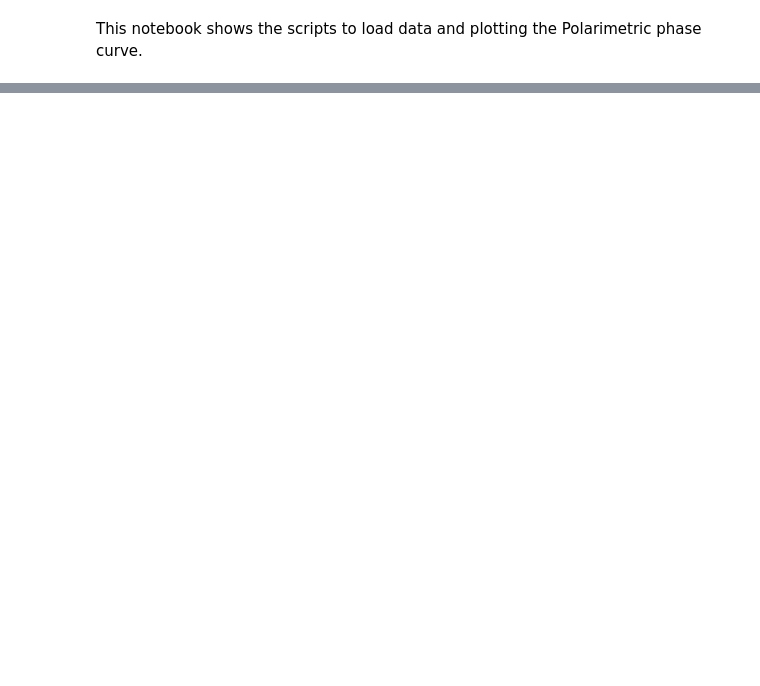
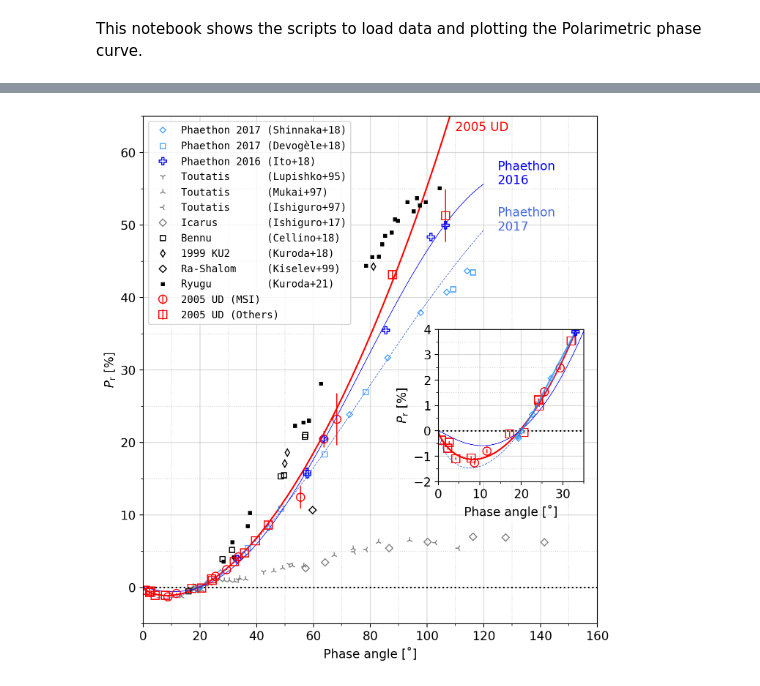
Before and after one commit to ysBach/IshiguroM_etal_155140_2005UD, a Jupyter notebook: polarimetry/Phase_Curve.ipynb, the cells around one changed output, grey strips where cells are left out. Cells and saved outputs as stored; diff of their text form; code cells hidden in the pictures; blank space fills up the shorter version.

```diff
--- a/polarimetry/Phase_Curve.ipynb
+++ b/polarimetry/Phase_Curve.ipynb
@@ -161,0 +67,33 @@ plt.show()
+# %%
+fig, axs = plt.subplots(1, 1, figsize=(8, 9),
+                        sharex=False, sharey=False, gridspec_kw=None)
+ax0 = axs
+axi = ax0.inset_axes([0.65, 0.28, 0.32, 0.30])
+util.plot_data(
+    np.array([ax0, axi]),
+    ylims=[(-5, 65), (-2, 4)],
+    mkw_msi=dict(color='r', marker='o', ms=8, mfc='none', label="2005 UD (MSI)"),
+    mkw_oth=dict(color='r', marker='s', ms=8, mfc='none', label="2005 UD (Others)"),
+)
+
+[ax.plot(xx_plot, fitfunc(xx_plot, *popt_ud), color='r') for ax in [ax0, axi]]
+
+
+for ref, kw in kws.items():
+    g = pol_g.get_group(ref)
+    ax0.plot(g.alpha, g.Pr, ls='', **kws[ref])
+#     axi.plot(g.alpha, g.Pr, ls='', **kws[ref])
+    if kw['label'].startswith("Phaethon"):
+        axi.errorbar(g.alpha, g.Pr, g.dPr, **kws[ref])
+
+for popt, ls, c, y in zip([popt_2016, popt_2017], ['-', '--'], ['b', 'royalblue'], ['2016', '2017']):
+    ax0.plot(xx_plot, fitfunc(xx_plot, *popt), ls=ls, color=c, lw=0.6)
+    ax0.text(xx_plot[-1] + 5, fitfunc(xx_plot, *popt)[-1], f"Phaethon\n{y}", color=c)
+    axi.plot(xx_plot, fitfunc(xx_plot, *popt), ls=ls, color=c, lw=0.6)
+ax0.text(110, 63, "2005 UD", color='r')
+
+ax0.legend(prop={'family': 'monospace', 'size': 10})
+
+plt.savefig(SAVEPATH/"phasecurve.pdf")
+# %% [output]
+[figure, added]
```
Also changed, not shown: parts of 4 cells of this notebook, 1 other file.
